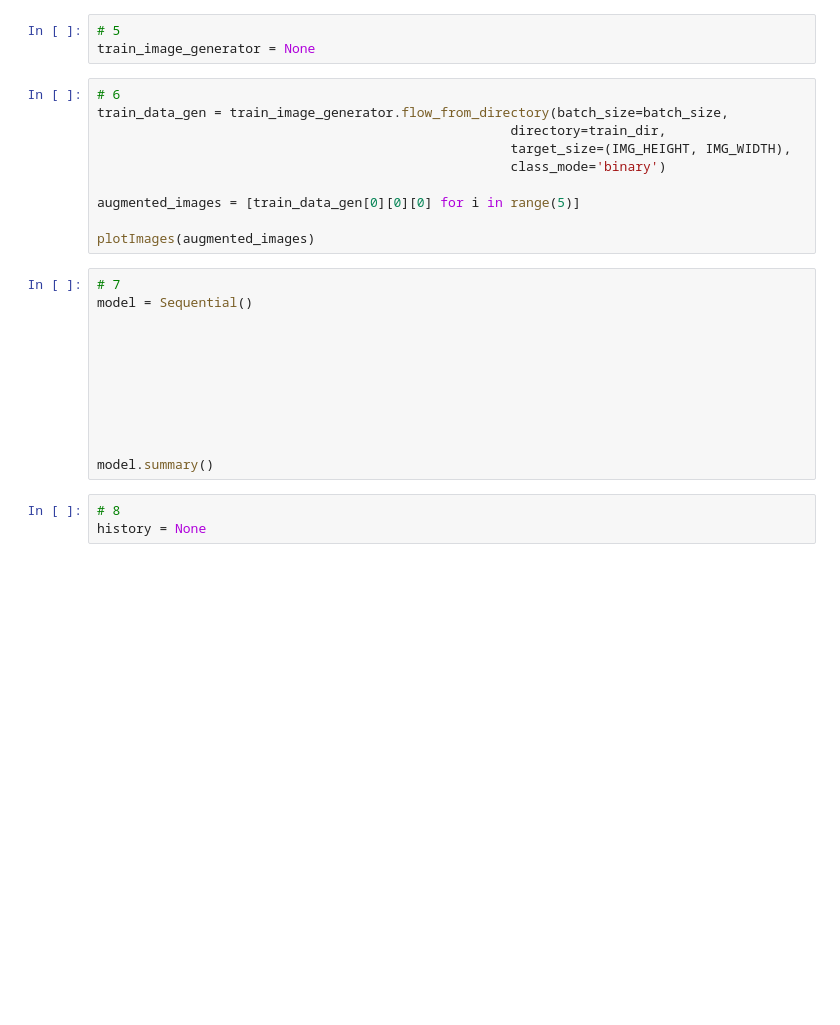
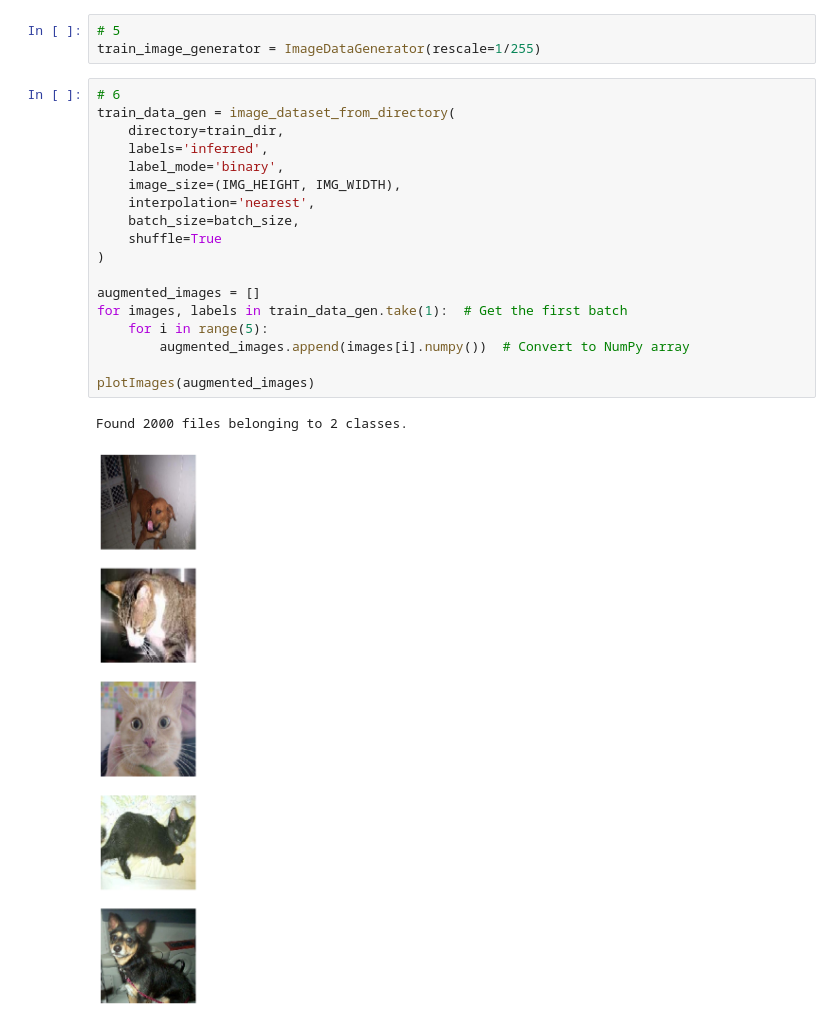
Before and after one commit to ThibaultEa/Machine-learning-with-Python, a Jupyter notebook: Cat and Dog Image Classifier (Computer Vision)/fcc_cat_dog.ipynb, the cells around one changed output. Saved outputs shown, nothing was run; the diff lists cells and outputs as text; blank space fills up the shorter version.

```diff
--- a/Cat and Dog Image Classifier (Computer Vision)/fcc_cat_dog.ipynb
+++ b/Cat and Dog Image Classifier (Computer Vision)/fcc_cat_dog.ipynb
@@ -68,28 +103,24 @@ plotImages(sample_training_images[:5])
 # %%
 # 5
-train_image_generator = None
+train_image_generator = ImageDataGenerator(rescale=1/255)
-# %%
-# 6
-train_data_gen = train_image_generator.flow_from_directory(batch_size=batch_size,
-                                                     directory=train_dir,
-                                                     target_size=(IMG_HEIGHT, IMG_WIDTH),
-                                                     class_mode='binary')
-
-augmented_images = [train_data_gen[0][0][0] for i in range(5)]
-
-plotImages(augmented_images)
-# %%
-# 7
-model = Sequential()
-
-
-
-
-
-
-
-
-model.summary()
-# %%
-# 8
-history = None
+# %%
+# 6
+train_data_gen = image_dataset_from_directory(
+    directory=train_dir,
+    labels='inferred',
+    label_mode='binary',
+    image_size=(IMG_HEIGHT, IMG_WIDTH),
+    interpolation='nearest',
+    batch_size=batch_size,
+    shuffle=True
+)
+
+augmented_images = []
+for images, labels in train_data_gen.take(1):  # Get the first batch
+    for i in range(5):
+        augmented_images.append(images[i].numpy())  # Convert to NumPy array
+
+plotImages(augmented_images)
+# %% [output]
+Found 2000 files belonging to 2 classes.
+[figure, added]
```
Also changed, not shown: parts of 13 cells of this notebook.
